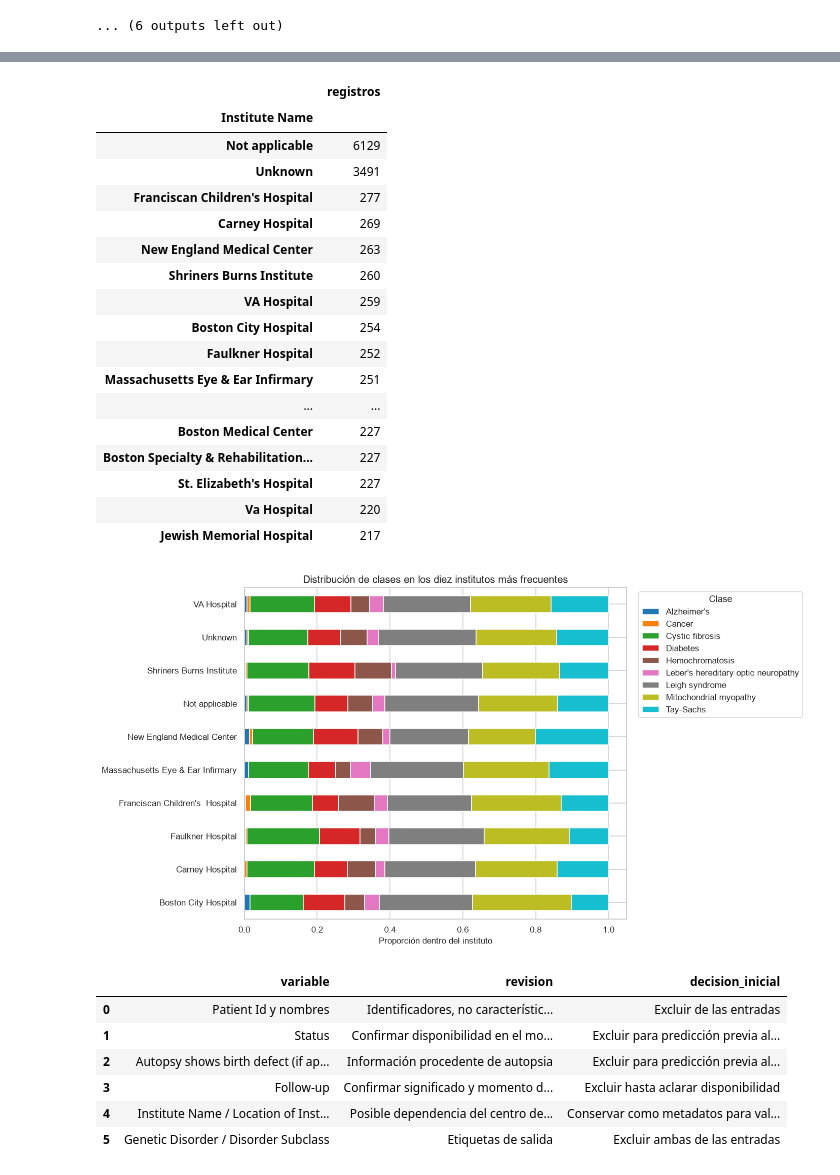
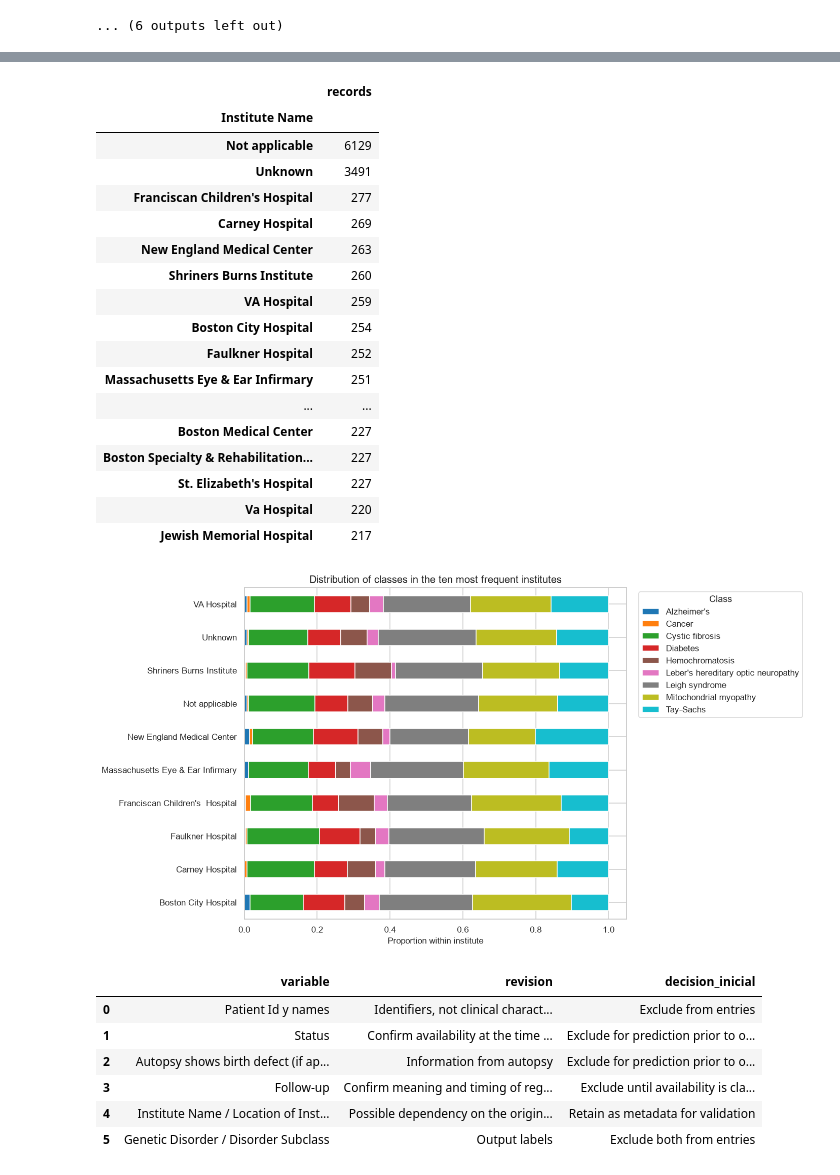
Before and after one commit to Alarcorp/quantum-ml-genetic-disorder-classification, a Jupyter notebook: quantum-ml-genetic-disorder-classification.ipynb, the cells around one changed output, grey strips where cells are left out. Drawn from its saved outputs; the diff is of its cells as text; code cells hidden in the pictures.

```diff
--- a/quantum-ml-genetic-disorder-classification.ipynb
+++ b/quantum-ml-genetic-disorder-classification.ipynb
@@ -1878,7 +1919,7 @@ NameError: name 'CATEGORICAL_EDA_COLUMNS' is not defined
 institute = eda_train["Institute Name"].fillna("Unknown")
 
 institute_counts = institute.value_counts()
-display(institute_counts.to_frame("registros"))
+display(institute_counts.to_frame("records"))
 
 top_institutes = institute_counts.head(10).index
 selected = institute.isin(top_institutes)
@@ -1894,71 +1935,71 @@ institute_targets.plot.barh(
     figsize=(13, 7),
     colormap="tab10",
 )
-plt.xlabel("Proporción dentro del instituto")
+plt.xlabel("Proportion within institute")
 plt.ylabel("")
-plt.title("Distribución de clases en los diez institutos más frecuentes")
-plt.legend(title="Clase", bbox_to_anchor=(1.02, 1))
+plt.title("Distribution of classes in the ten most frequent institutes")
+plt.legend(title="Class", bbox_to_anchor=(1.02, 1))
 plt.tight_layout()
 plt.show()
 
 availability_audit = pd.DataFrame([
     {
-        "variable": "Patient Id y nombres",
-        "revision": "Identificadores, no características clínicas",
-        "decision_inicial": "Excluir de las entradas",
+        "variable": "Patient Id y names",
+        "revision": "Identifiers, not clinical characteristics",
+        "decision_inicial": "Exclude from entries",
     },
     {
         "variable": "Status",
-        "revision": "Confirmar disponibilidad en el momento de predicción",
-        "decision_inicial": "Excluir para predicción previa al desenlace",
+        "revision": "Confirm availability at the time of prediction",
+        "decision_inicial": "Exclude for prediction prior to outcome",
     },
     {
         "variable": "Autopsy shows birth defect (if applicable)",
-        "revision": "Información procedente de autopsia",
-        "decision_inicial": "Excluir para predicción previa al desenlace",
+        "revision": "Information from autopsy",
+        "decision_inicial": "Exclude for prediction prior to outcome",
     },
     {
         "variable": "Follow-up",
-        "revision": "Confirmar significado y momento de registro",
-        "decision_inicial": "Excluir hasta aclarar disponibilidad",
+        "revision": "Confirm meaning and timing of registration",
+        "decision_inicial": "Exclude until availability is clarified",
     },
     {
         "variable": "Institute Name / Location of Institute",
-        "revision": "Posible dependencia del centro de origen",
-        "decision_inicial": "Conservar como metadatos para validación",
+        "revision": "Possible dependency on the originating center",
+        "decision_inicial": "Retain as metadata for validation",
     },
     {
         "variable": "Genetic Disorder / Disorder Subclass",
-        "revision": "Etiquetas de salida",
-        "decision_inicial": "Excluir ambas de las entradas",
+        "revision": "Output labels",
+        "decision_inicial": "Exclude both from entries",
     },
 ])
 
 display(availability_audit)
 # %% [output]
-|  | registros |
+|  | records |
 | Institute Name |  |
 | Not applicable | 6129 |
 | Unknown | 3491 |
 | Franciscan Children's Hospital | 277 |
 | Carney Hospital | 269 |
 | New England Medical Center | 263 |
 | Shriners Burns Institute | 260 |
 | VA Hospital | 259 |
 | Boston City Hospital | 254 |
 | Faulkner Hospital | 252 |
 | Massachusetts Eye & Ear Infirmary | 251 |
 | ... | ... |
 | Boston Medical Center | 227 |
 | Boston Specialty & Rehabilitation... | 227 |
 | St. Elizabeth's Hospital | 227 |
 | Va Hospital | 220 |
 | Jewish Memorial Hospital | 217 |
-[figure, old version]
+[figure, new version]
 |  | variable | revision | decision_inicial |
-| 0 | Patient Id y nombres | Identificadores, no característic... | Excluir de las entradas |
-| 1 | Status | Confirmar disponibilidad en el mo... | Excluir para predicción previa al... |
-| 2 | Autopsy shows birth defect (if ap... | Información procedente de autopsia | Excluir para predicción previa al... |
-| 3 | Follow-up | Confirmar significado y momento d... | Excluir hasta aclarar disponibilidad |
-| 4 | Institute Name / Location of Inst... | Posible dependencia del centro de... | Conservar como metadatos para val... |
-| 5 | Genetic Disorder / Disorder Subclass | Etiquetas de salida | Excluir ambas de las entradas |
+| 0 | Patient Id y names | Identifiers, not clinical charact... | Exclude from entries |
+| 1 | Status | Confirm availability at the time ... | Exclude for prediction prior to o... |
+| 2 | Autopsy shows birth defect (if ap... | Information from autopsy | Exclude for prediction prior to o... |
+| 3 | Follow-up | Confirm meaning and timing of reg... | Exclude until availability is cla... |
+| 4 | Institute Name / Location of Inst... | Possible dependency on the origin... | Retain as metadata for validation |
+| 5 | Genetic Disorder / Disorder Subclass | Output labels | Exclude both from entries |
```
Also changed, not shown: parts of 40 cells of this notebook, 14 other files.
